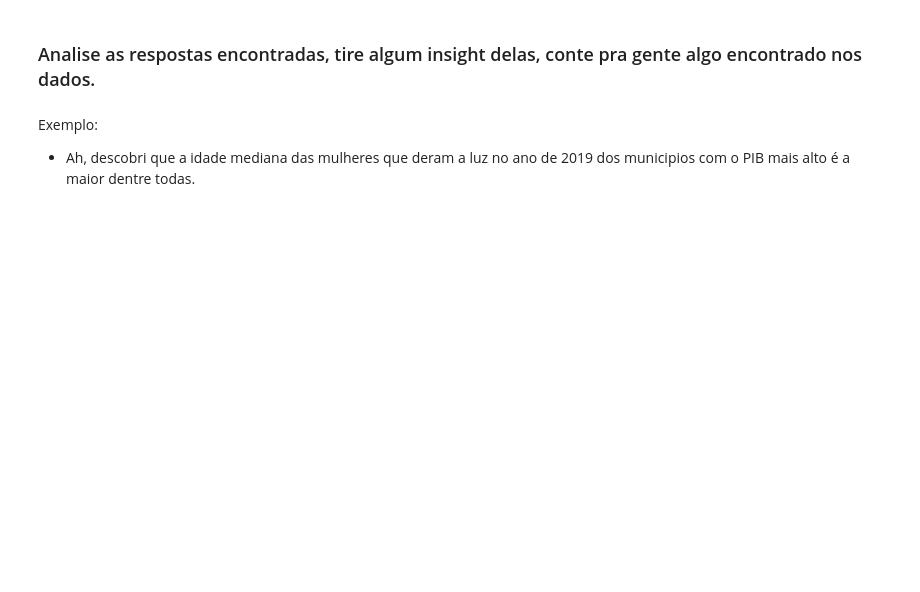
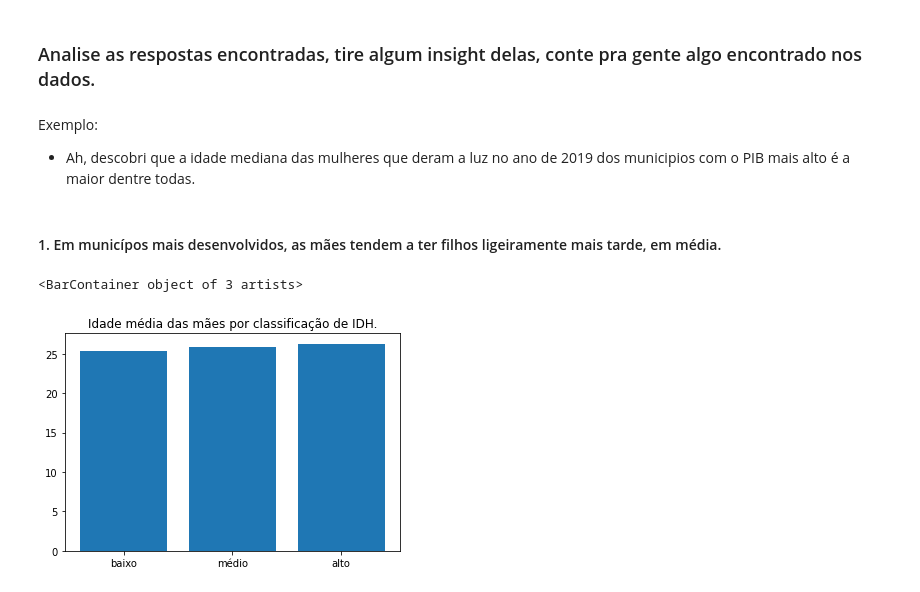
Before and after one commit to nerdmanPc/ebac_cd_mod9, a Jupyter notebook: Mod9Tarefa2.ipynb, the cells around one changed output. Drawn from its saved outputs; the diff is of its cells as text; code cells hidden in the pictures; blank space fills up the shorter version.

```diff
--- a/Mod9Tarefa2.ipynb
+++ b/Mod9Tarefa2.ipynb
@@ -241,0 +320,4 @@ A - https://pt.wikipedia.org/wiki/Lista_de_munic%C3%ADpios_de_Rond%C3%B4nia_por_
+# %%
+sinasc_mun = sinasc_raw.set_index('munResNome')
+agr_idh = sinasc_mun.groupby(class_idh)
+agr_idh['IDADEMAE'].mean()
@@ -250,3 +474,13 @@ C - https://pt.wikipedia.org/wiki/Lista_de_munic%C3%ADpios_de_Rond%C3%B4nia_por_
 # %% [markdown]
 Exemplo:
 - Ah, descobri que a idade mediana das mulheres que deram a luz no ano de 2019 dos municipios com o PIB mais alto é a maior dentre todas.
+# %% [markdown]
+#### 1. Em municípos mais desenvolvidos, as mães tendem a ter filhos ligeiramente mais tarde, em média.
+# %%
+idade_mae_idh = agr_idh['IDADEMAE'].mean().sort_values()
+fig, ax = plt.subplots()
+ax.set_title('Idade média das mães por classificação de IDH.', fontsize=12)
+ax.bar(idade_mae_idh.index, idade_mae_idh)
+# %% [output]
+<BarContainer object of 3 artists>
+[figure, added]
```
Also changed, not shown: parts of 16 cells of this notebook.
